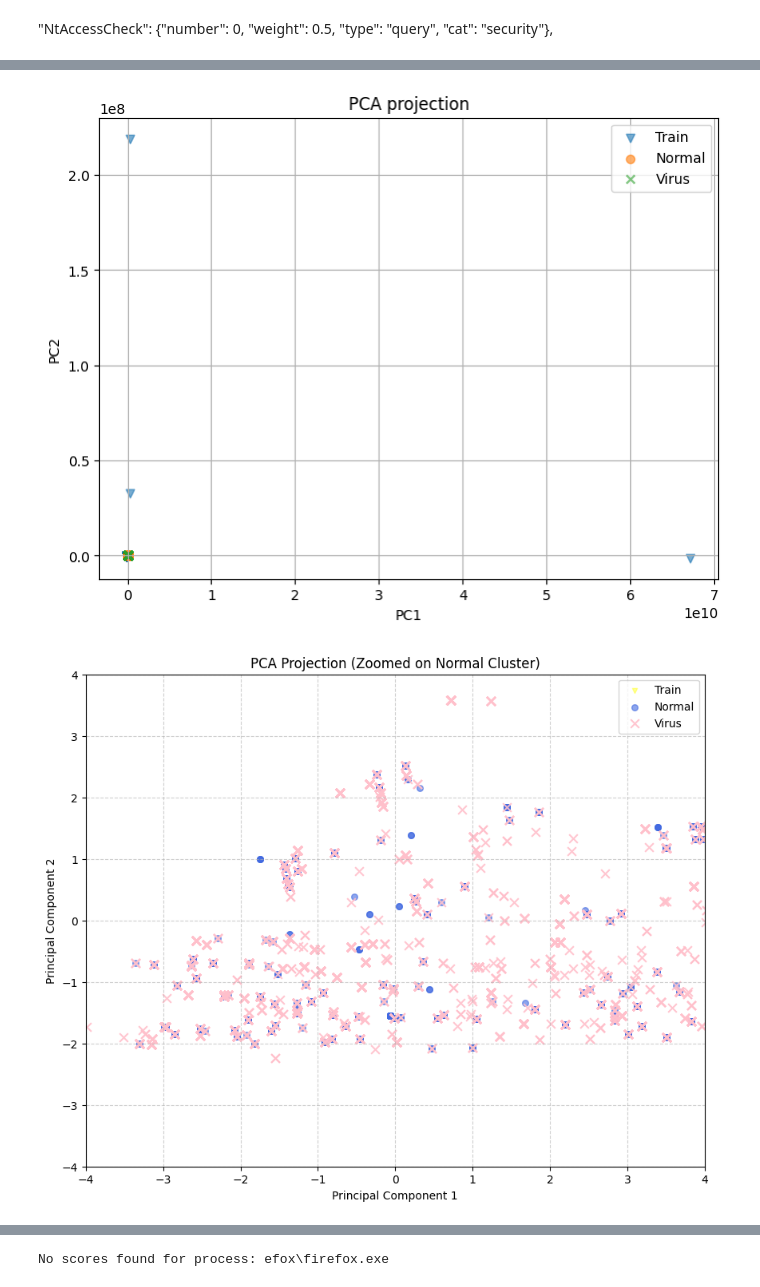
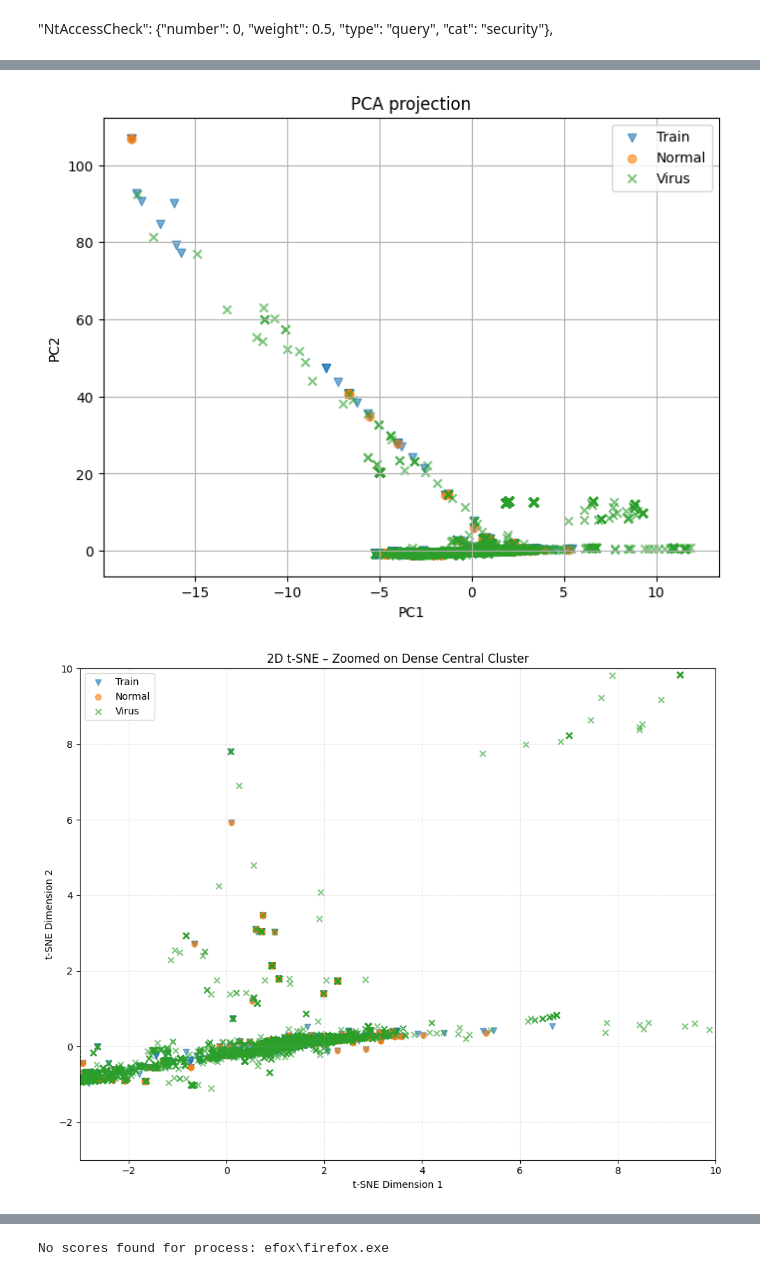
Before and after one commit to idanmaman4/RoboCopAi, a Jupyter notebook: syscall_handle_one_hot copy 2.ipynb, the cells around one changed output, grey strips where cells are left out. Saved outputs shown, nothing was run; the diff lists cells and outputs as text; code cells hidden in the pictures.

```diff
--- a/syscall_handle_one_hot copy 2.ipynb
+++ b/syscall_handle_one_hot copy 2.ipynb
@@ -164,8 +254,10 @@ def build_X(handles_seq, syscall_to_id=None):
 # %%
 train_events = fetch_events("test = '1' OR test = '2' OR test='15' OR test='14' OR test='15' OR test='16' OR test='17'")
 # %%
-train_events = train_events[:int(len(train_events) * 0.7)]
-test_events = train_events[int(len(train_events) * 0.7):]
+with open("data/train.json",'r') as data:
+    train_events = json.load(data)
+train_events = train_events[:int(len(train_events) * 0.8)]
+test_events = train_events[int(len(train_events) * 0.8):]
 # %%
 len(train_events)
 # %% [output]
@@ -232,5 +343,6 @@ X_train[0].shape
 # %%
+scaler = StandardScaler()
 pca = PCA(n_components=2)
-X_2d = pca.fit_transform(X_train)
+X_2d = pca.fit_transform(scaler.fit_transform(X_train))
 # %%
-virus_events = fetch_events("test = '8' OR test='5' OR test='10' OR test='9' OR test='12'")
+virus_events = fetch_events("test = '8' OR test='5' OR test='10' OR test='9' OR test='12' OR test='11' OR test='4' OR test='7' OR test='6' OR test='13' OR test='3' ")
@@ -261,7 +369,7 @@ len(normal_windows)
 # %%
 x_train_2d = X_2d
-X_normal_2d = pca.fit_transform(X_normal)
-X_virus_2d  = pca.transform(X_virus)   # project to same PCA space
+X_normal_2d = pca.transform(scaler.transform(X_normal))
+X_virus_2d  = pca.transform(scaler.transform(X_virus))   # project to same PCA space
 
 plt.figure(figsize=(8, 6))
 
@@ -288,38 +396,40 @@ plt.grid(True)
 
 plt.show()
 # %% [output]
-[figure, old version]
+[figure, new version]
 # %%
-# 1. Calculate limits based on the 95th percentile of the Train/Normal data
-# This prevents outliers from "squashing" the view of the main clusters
-x_limit = 4
-y_limit = 4
-
 plt.figure(figsize=(10, 8))
 
-# Plotting with adjusted sizes for clarity
-plt.scatter(x_train_2d[:, 0], x_train_2d[:, 1],
-            alpha=0.4, label="Train", marker="v", s=20, color='yellow')
+plt.scatter(
+    x_train_2d[:, 0], x_train_2d[:, 1],
+    alpha=0.6, label="Train", marker="v"
+)
 
-plt.scatter(X_normal_2d[:, 0], X_normal_2d[:, 1],
-            alpha=0.6, label="Normal", marker="o", s=30, color='royalblue')
+plt.scatter(
+    X_normal_2d[:, 0], X_normal_2d[:, 1],
+    alpha=0.6, label="Normal", marker="o"
+)
 
-plt.scatter(X_virus_2d[:, 0], X_virus_2d[:, 1],
-            alpha=0.9, label="Virus", marker="x", s=60, color='pink')
+plt.scatter(
+    X_virus_2d[:, 0], X_virus_2d[:, 1],
+    alpha=0.6, label="Virus", marker="x"
+)
+plt.xlim(-3, 10)
+plt.ylim(-3, 10)
 
-# ZOOM LOGIC: Set the limits
-plt.xlim(-x_limit, x_limit)
-plt.ylim(-y_limit, y_limit)
+plt.title("2D t-SNE – Zoomed on Dense Central Cluster")
+plt.xlabel("t-SNE Dimension 1")
+plt.ylabel("t-SNE Dimension 2")
+plt.legend()
+plt.grid(True, alpha=0.3, linestyle="--")
+plt.tight_layout()
 
-plt.xlabel("Principal Component 1")
-plt.ylabel("Principal Component 2")
-plt.title("PCA Projection (Zoomed on Normal Cluster)")
-plt.legend(loc='upper right')
-plt.grid(True, linestyle='--', alpha=0.6)
+# Optional: save high-resolution version
+# plt.savefig("tsne_2d_zoomed.png", dpi=300, bbox_inches="tight")
 
 plt.show()
 # %% [output]
-[figure, old version]
+[figure, new version]
 # %%
 from mpl_toolkits.mplot3d import Axes3D
 import matplotlib.pyplot as plt
```
Also changed, not shown: parts of 86 cells of this notebook, 9 other files.
